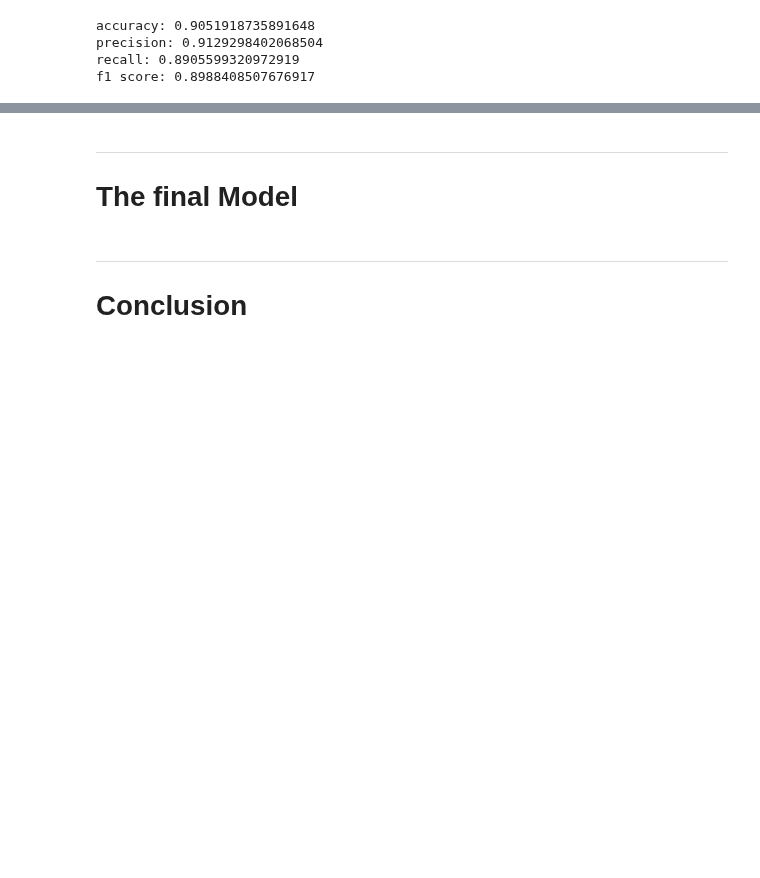
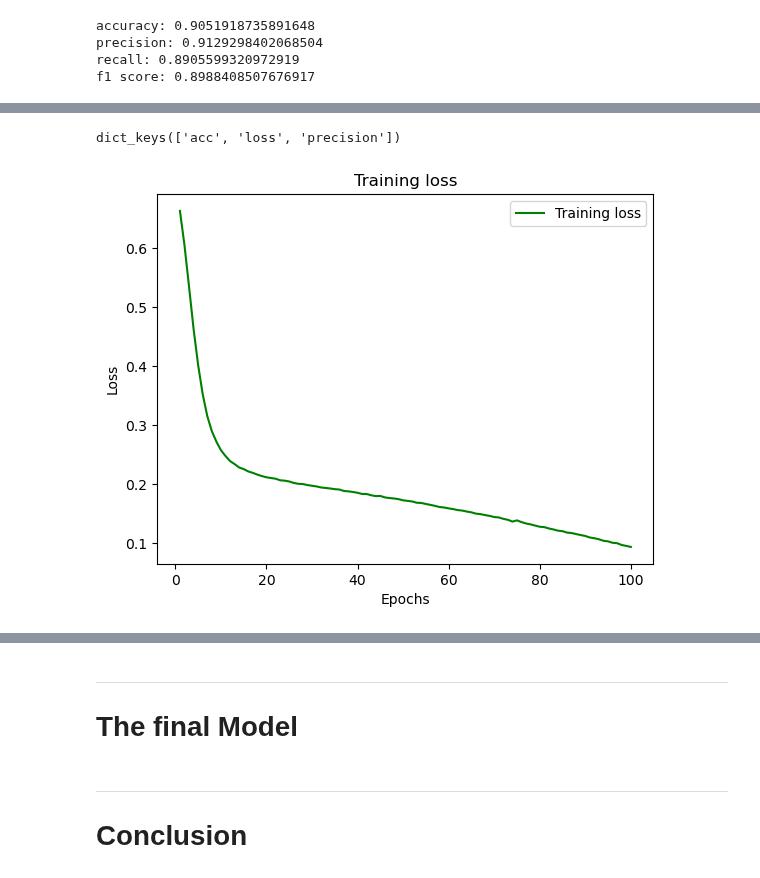
Before and after one commit to Djohnson1313/predicting_student_success, a Jupyter notebook: predicting_student_success_notebook.ipynb, the cells around one changed output, grey strips where cells are left out. Drawn from its saved outputs; the diff is of its cells as text; code cells hidden in the pictures; blank space fills up the shorter version.

```diff
--- a/predicting_student_success_notebook.ipynb
+++ b/predicting_student_success_notebook.ipynb
@@ -483,0 +483,3 @@ def plot_feature_importances(model):
+# %%
+scaler = StandardScaler()
+scaled_xt = scaler.fit_transform(x_train)
@@ -483,0 +502,11 @@ def plot_feature_importances(model):
+# %%
+model = models.Sequential()
+model.add(layers.Dense(50, activation = 'sigmoid'))
+model.add(layers.Dense(50, activation = 'sigmoid'))
+model.add(layers.Dense(1, activation = 'sigmoid'))
+model.compile(loss = 'binary_crossentropy', metrics = ['acc', 'precision'])
+# %%
+history = model.fit(scaled_xt,
+                    y_train,
+                   epochs = 100,
+                   batch_size = 100)
@@ -483,0 +531,19 @@ def plot_feature_importances(model):
+# %%
+history_dict = history.history
+history_dict.keys()
+# %% [output]
+dict_keys(['acc', 'loss', 'precision'])
+# %%
+history_dict = history.history
+loss_values = history_dict['loss']
+
+epochs = range(1, len(loss_values) + 1)
+plt.plot(epochs, loss_values, 'g', label='Training loss')
+
+plt.title('Training loss')
+plt.xlabel('Epochs')
+plt.ylabel('Loss')
+plt.legend()
+plt.show()
+# %% [output]
+[figure, added]
```
Also changed, not shown: parts of 16 cells of this notebook.
